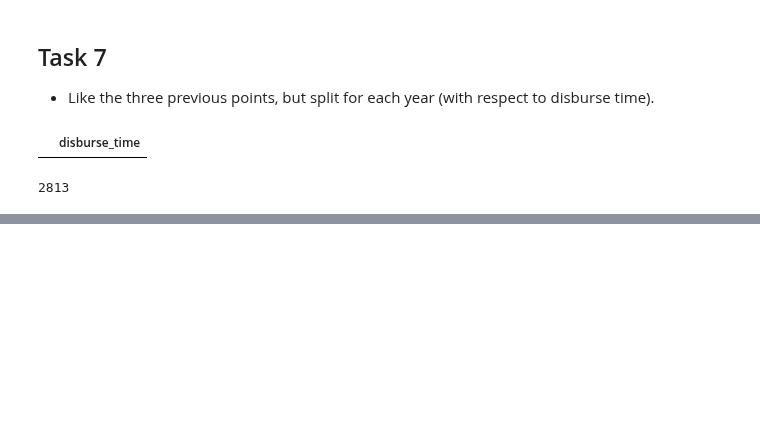
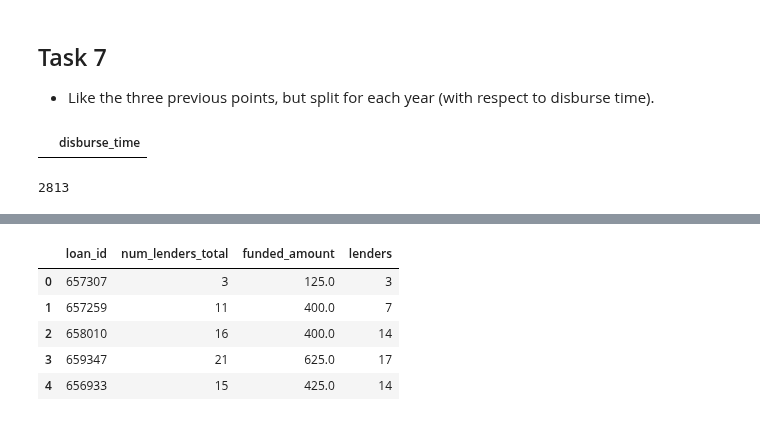
Before and after one commit to gaveter/Project_cs, a Jupyter notebook: Project.ipynb, the cells around one changed output, grey strips where cells are left out. Saved outputs shown, nothing was run; the diff lists cells and outputs as text; code cells hidden in the pictures; blank space fills up the shorter version.

```diff
--- a/Project.ipynb
+++ b/Project.ipynb
@@ -355,0 +373,10 @@ Name: funded_amount, Length: 748, dtype: float64
+# %%
+numberLoans = pd.merge(loans_lender,numberLoans_lender_norm,how="inner",on="loan_id")
+numberLoans.head()
+# %% [output]
+|  | loan_id | num_lenders_total | funded_amount | lenders |
+| 0 | 657307 | 3 | 125.0 | 3 |
+| 1 | 657259 | 11 | 400.0 | 7 |
+| 2 | 658010 | 16 | 400.0 | 14 |
+| 3 | 659347 | 21 | 625.0 | 17 |
+| 4 | 656933 | 15 | 425.0 | 14 |
```
Also changed, not shown: parts of 24 cells of this notebook.
